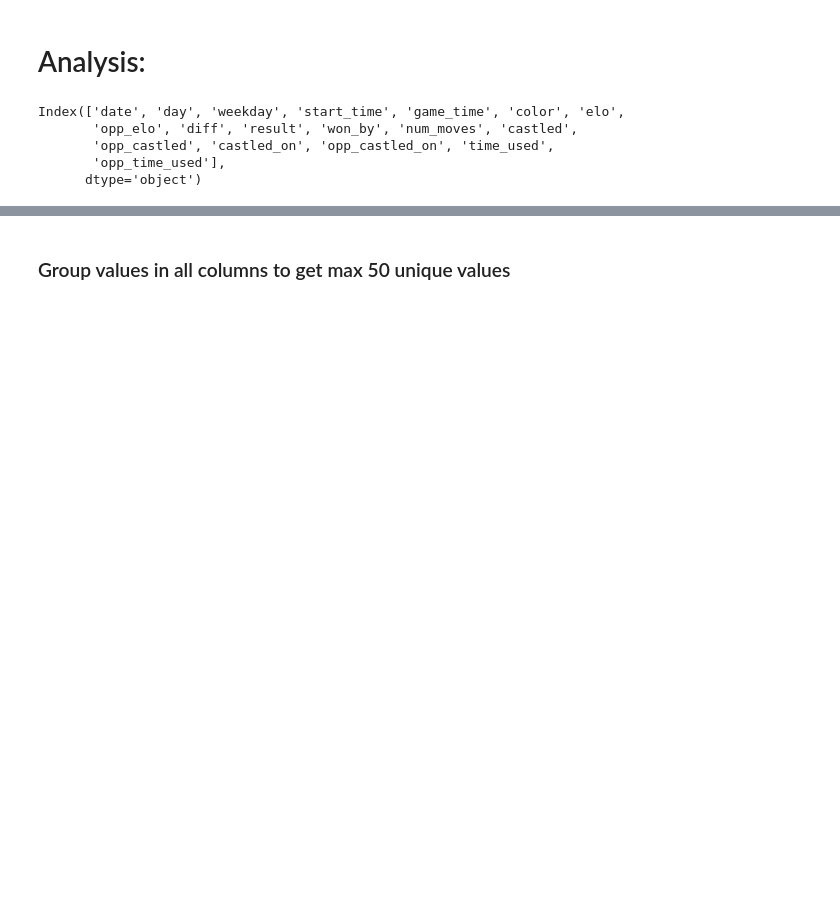
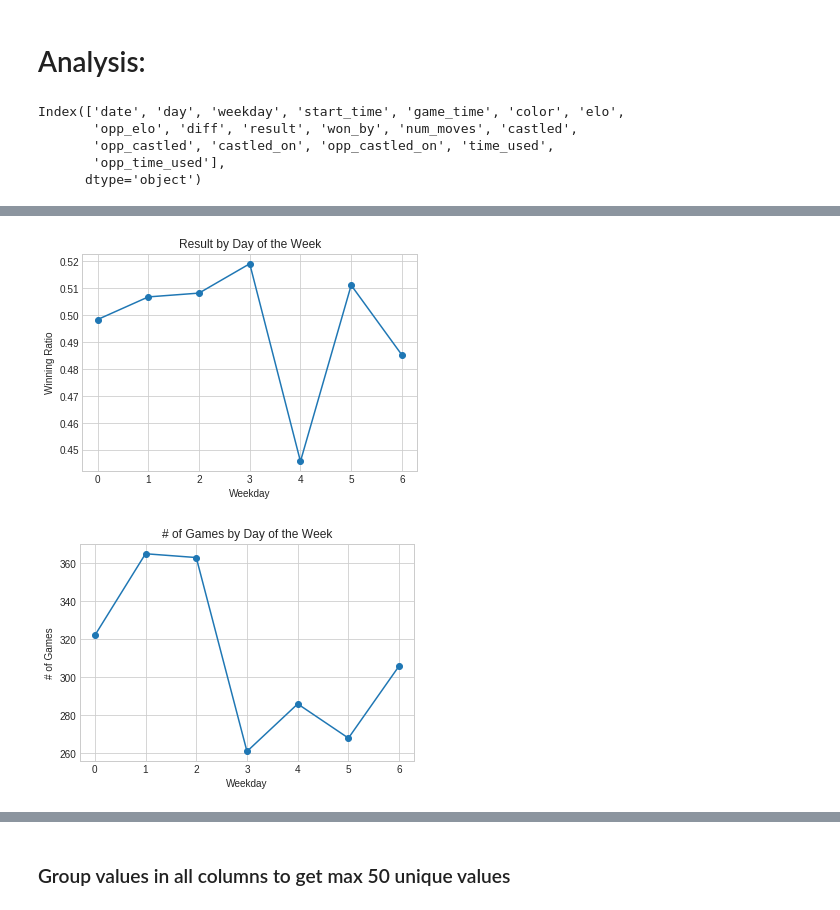
Before and after one commit to Data-is-life/lots-of-data, a Jupyter notebook: src/Chess_analysis.ipynb, the cells around one changed output, grey strips where cells are left out. Cells and saved outputs as stored; diff of their text form; code cells hidden in the pictures; blank space fills up the shorter version.

```diff
--- a/src/Chess_analysis.ipynb
+++ b/src/Chess_analysis.ipynb
@@ -127,0 +84,19 @@ df_draw = df[df['result']==0.5]
+# %%
+df_mean_by_weekday = df.groupby('weekday').mean()
+df_mean_by_weekday.reset_index(inplace=True)
+df_mean_by_weekday.plot(x='weekday', y='result', marker='o',
+                        title='Result by Day of the Week',
+                        legend=False)
+plt.ylabel('Winning Ratio')
+plt.xlabel('Weekday')
+df_count_by_weekday = df.groupby('weekday').count()
+df_count_by_weekday.reset_index(inplace=True)
+df_count_by_weekday.plot(x='weekday', y='result', marker='o',
+                         title='# of Games by Day of the Week',
+                         legend=False)
+plt.ylabel('# of Games')
+plt.xlabel('Weekday')
+plt.show()
+# %% [output]
+[figure, added]
+[figure, added]
```
Also changed, not shown: parts of 45 cells of this notebook, 4 other files.
